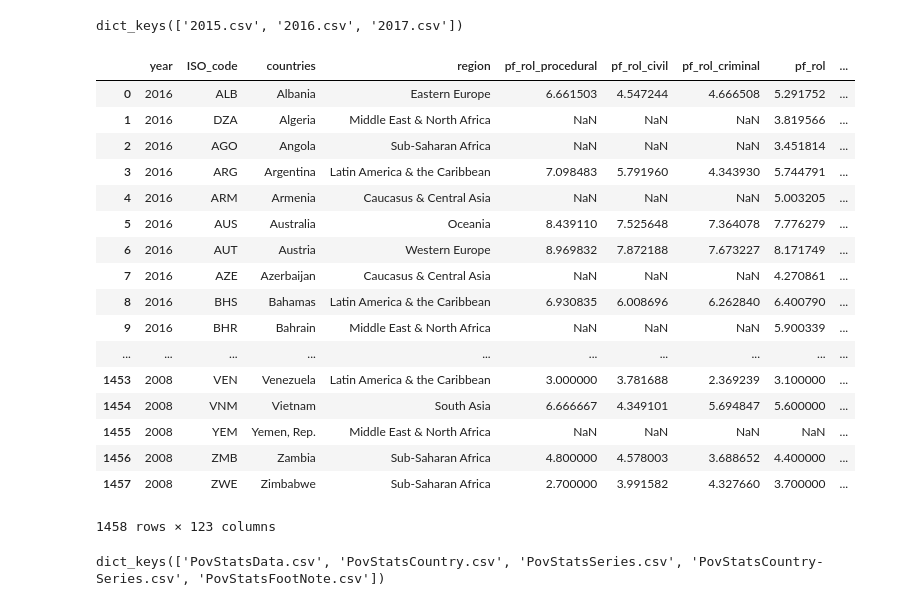
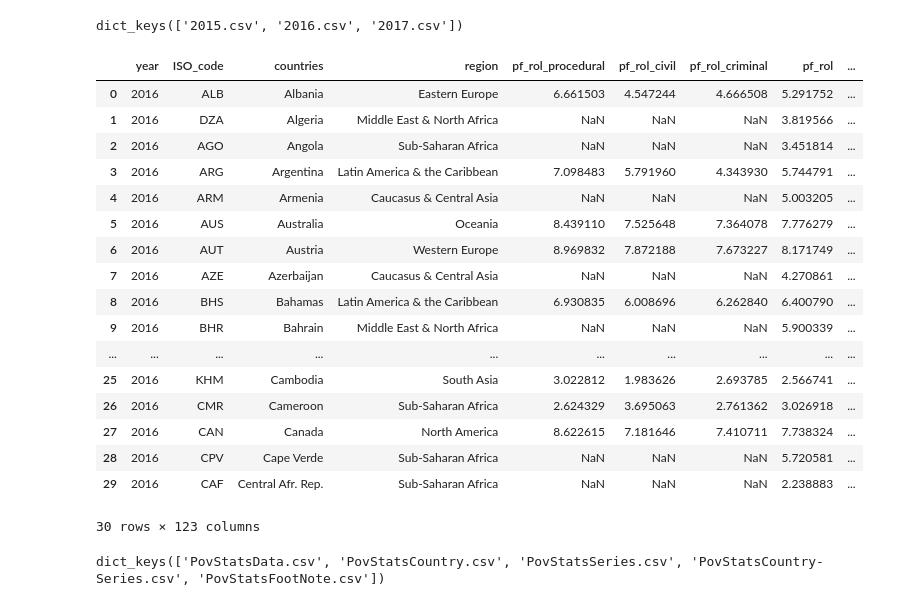
Before and after one commit to winwowin/Final_Project, a Jupyter notebook: 590PR_Final_WinYaoPhil.ipynb, the cells around one changed output. Drawn from its saved outputs; the diff is of its cells as text; code cells hidden in the pictures.

```diff
--- a/590PR_Final_WinYaoPhil.ipynb
+++ b/590PR_Final_WinYaoPhil.ipynb
@@ -188,26 +223,28 @@ class Freedom():
         df = pd.read_csv(file_path + '/' + file_name, compression = 'zip')
         return df
-# %%
-Freedom()
-# %% [output]
-|  | year | ISO_code | countries | region | pf_rol_procedural | pf_rol_civil | pf_rol_criminal | pf_rol | ... |
-| 0 | 2016 | ALB | Albania | Eastern Europe | 6.661503 | 4.547244 | 4.666508 | 5.291752 | ... |
-| 1 | 2016 | DZA | Algeria | Middle East & North Africa | NaN | NaN | NaN | 3.819566 | ... |
-| 2 | 2016 | AGO | Angola | Sub-Saharan Africa | NaN | NaN | NaN | 3.451814 | ... |
-| 3 | 2016 | ARG | Argentina | Latin America & the Caribbean | 7.098483 | 5.791960 | 4.343930 | 5.744791 | ... |
-| 4 | 2016 | ARM | Armenia | Caucasus & Central Asia | NaN | NaN | NaN | 5.003205 | ... |
-| 5 | 2016 | AUS | Australia | Oceania | 8.439110 | 7.525648 | 7.364078 | 7.776279 | ... |
-| 6 | 2016 | AUT | Austria | Western Europe | 8.969832 | 7.872188 | 7.673227 | 8.171749 | ... |
-| 7 | 2016 | AZE | Azerbaijan | Caucasus & Central Asia | NaN | NaN | NaN | 4.270861 | ... |
-| 8 | 2016 | BHS | Bahamas | Latin America & the Caribbean | 6.930835 | 6.008696 | 6.262840 | 6.400790 | ... |
-| 9 | 2016 | BHR | Bahrain | Middle East & North Africa | NaN | NaN | NaN | 5.900339 | ... |
-| ... | ... | ... | ... | ... | ... | ... | ... | ... | ... |
-| 1453 | 2008 | VEN | Venezuela | Latin America & the Caribbean | 3.000000 | 3.781688 | 2.369239 | 3.100000 | ... |
-| 1454 | 2008 | VNM | Vietnam | South Asia | 6.666667 | 4.349101 | 5.694847 | 5.600000 | ... |
-| 1455 | 2008 | YEM | Yemen, Rep. | Middle East & North Africa | NaN | NaN | NaN | NaN | ... |
-| 1456 | 2008 | ZMB | Zambia | Sub-Saharan Africa | 4.800000 | 4.578003 | 3.688652 | 4.400000 | ... |
-| 1457 | 2008 | ZWE | Zimbabwe | Sub-Saharan Africa | 2.700000 | 3.991582 | 4.327660 | 3.700000 | ... |
-1458 rows × 123 columns
+# %%
+df_freedom = Freedom()
+# %%
+df_freedom.head(30)
+# %% [output]
+|  | year | ISO_code | countries | region | pf_rol_procedural | pf_rol_civil | pf_rol_criminal | pf_rol | ... |
+| 0 | 2016 | ALB | Albania | Eastern Europe | 6.661503 | 4.547244 | 4.666508 | 5.291752 | ... |
+| 1 | 2016 | DZA | Algeria | Middle East & North Africa | NaN | NaN | NaN | 3.819566 | ... |
+| 2 | 2016 | AGO | Angola | Sub-Saharan Africa | NaN | NaN | NaN | 3.451814 | ... |
+| 3 | 2016 | ARG | Argentina | Latin America & the Caribbean | 7.098483 | 5.791960 | 4.343930 | 5.744791 | ... |
+| 4 | 2016 | ARM | Armenia | Caucasus & Central Asia | NaN | NaN | NaN | 5.003205 | ... |
+| 5 | 2016 | AUS | Australia | Oceania | 8.439110 | 7.525648 | 7.364078 | 7.776279 | ... |
+| 6 | 2016 | AUT | Austria | Western Europe | 8.969832 | 7.872188 | 7.673227 | 8.171749 | ... |
+| 7 | 2016 | AZE | Azerbaijan | Caucasus & Central Asia | NaN | NaN | NaN | 4.270861 | ... |
+| 8 | 2016 | BHS | Bahamas | Latin America & the Caribbean | 6.930835 | 6.008696 | 6.262840 | 6.400790 | ... |
+| 9 | 2016 | BHR | Bahrain | Middle East & North Africa | NaN | NaN | NaN | 5.900339 | ... |
+| ... | ... | ... | ... | ... | ... | ... | ... | ... | ... |
+| 25 | 2016 | KHM | Cambodia | South Asia | 3.022812 | 1.983626 | 2.693785 | 2.566741 | ... |
+| 26 | 2016 | CMR | Cameroon | Sub-Saharan Africa | 2.624329 | 3.695063 | 2.761362 | 3.026918 | ... |
+| 27 | 2016 | CAN | Canada | North America | 8.622615 | 7.181646 | 7.410711 | 7.738324 | ... |
+| 28 | 2016 | CPV | Cape Verde | Sub-Saharan Africa | NaN | NaN | NaN | 5.720581 | ... |
+| 29 | 2016 | CAF | Central Afr. Rep. | Sub-Saharan Africa | NaN | NaN | NaN | 2.238883 | ... |
+30 rows × 123 columns
 # %%
 class Poverty():
     def __init__(self):
```
Also changed, not shown: parts of 33 cells of this notebook.
